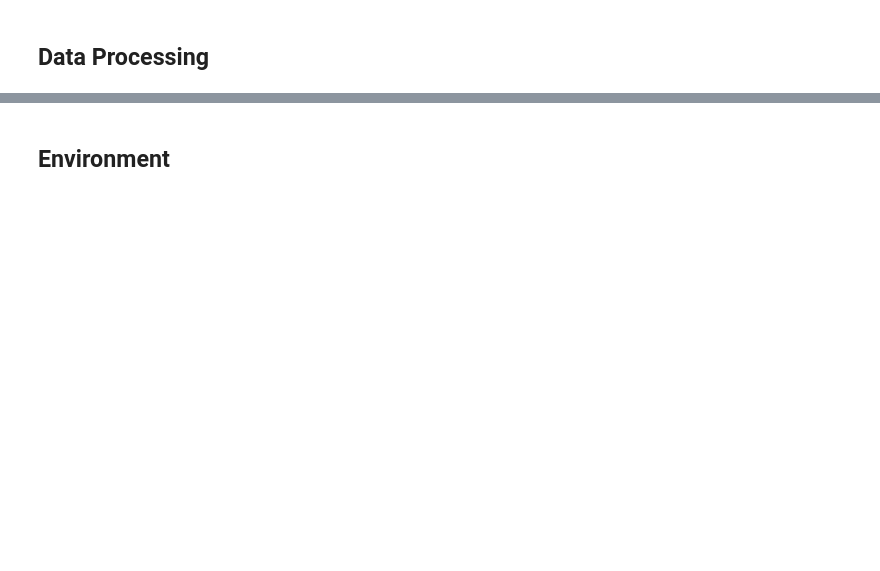
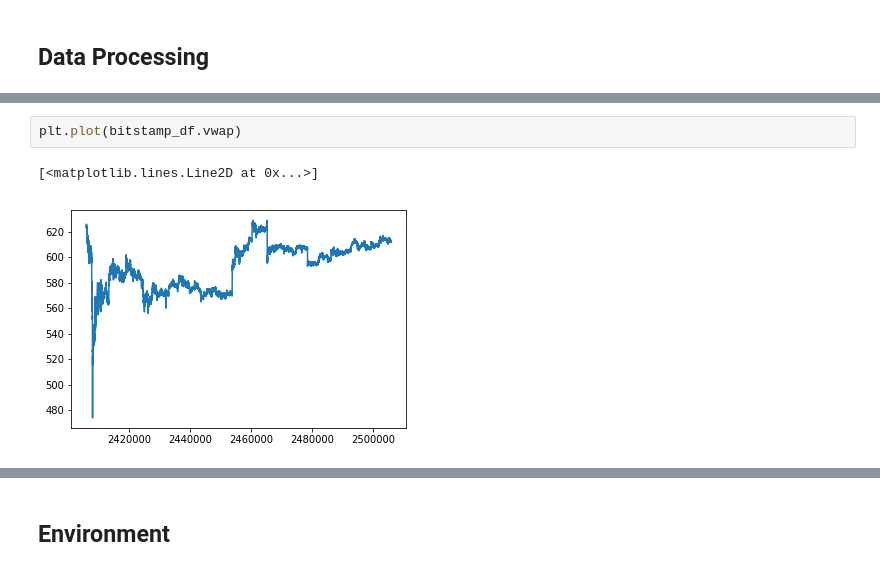
Before and after one commit to cstorm125/rl_trader, a Jupyter notebook: position_sandbox.ipynb, the cells around one changed output, grey strips where cells are left out. Drawn from its saved outputs; the diff is of its cells as text; blank space fills up the shorter version.

```diff
--- a/position_sandbox.ipynb
+++ b/position_sandbox.ipynb
@@ -44,0 +95,5 @@ bitstamp_df.shape
+# %%
+plt.plot(bitstamp_df.vwap)
+# %% [output]
+[<matplotlib.lines.Line2D at 0x...>]
+[figure, added]
```
Also changed, not shown: parts of 64 cells of this notebook, 6 other files.
